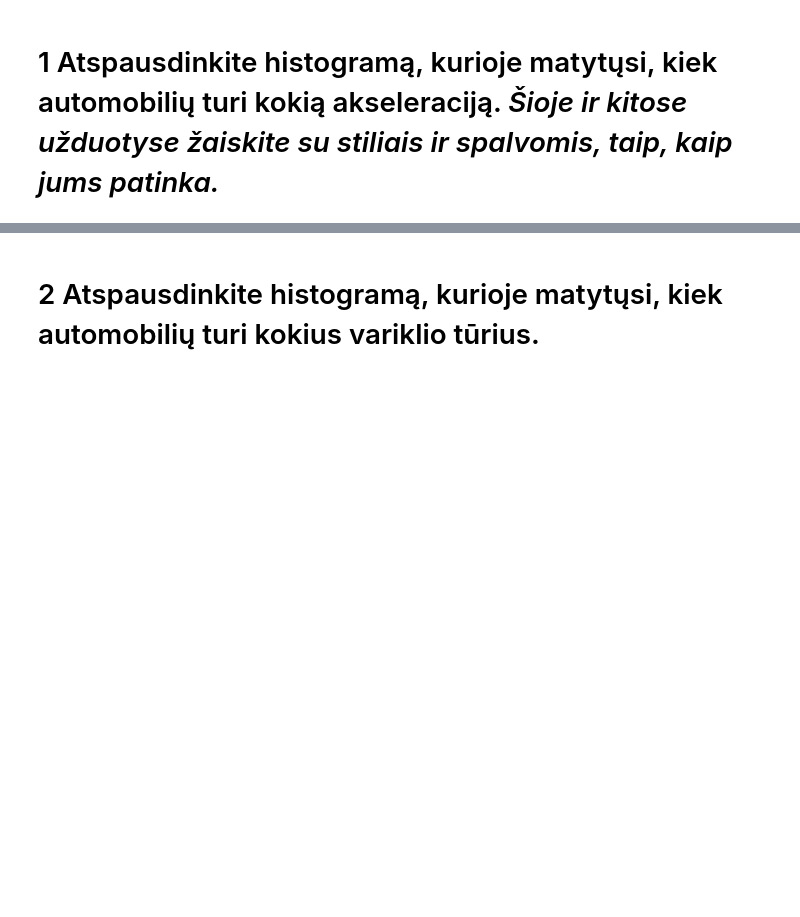
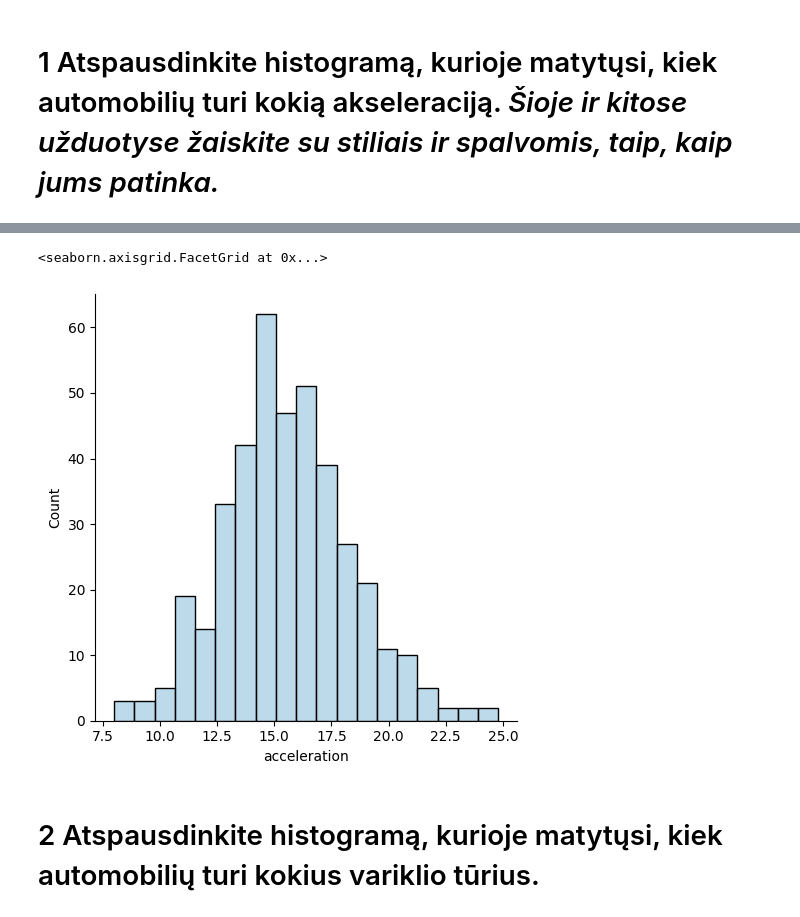
Before and after one commit to aivarasmink/course-python-basic, a Jupyter notebook: PTU20_live/Seaborn/seaborn_uzduotys.ipynb, the cells around one changed output, grey strips where cells are left out. Saved outputs shown, nothing was run; the diff lists cells and outputs as text; code cells hidden in the pictures; blank space fills up the shorter version.

Commit message:
seaborn uzdoutys padarytos

```diff
--- a/PTU20_live/Seaborn/seaborn_uzduotys.ipynb
+++ b/PTU20_live/Seaborn/seaborn_uzduotys.ipynb
@@ -48,2 +36,8 @@ mpg.shape
+# %%
+sns.set_palette("Paired")
+sns.displot(mpg['acceleration'])
+# %% [output]
+<seaborn.axisgrid.FacetGrid at 0x...>
+[figure, added]
 # %% [markdown]
 # 2 Atspausdinkite histogramą, kurioje matytųsi, kiek automobilių turi kokius variklio tūrius.
```
Also changed, not shown: parts of 28 cells of this notebook.
